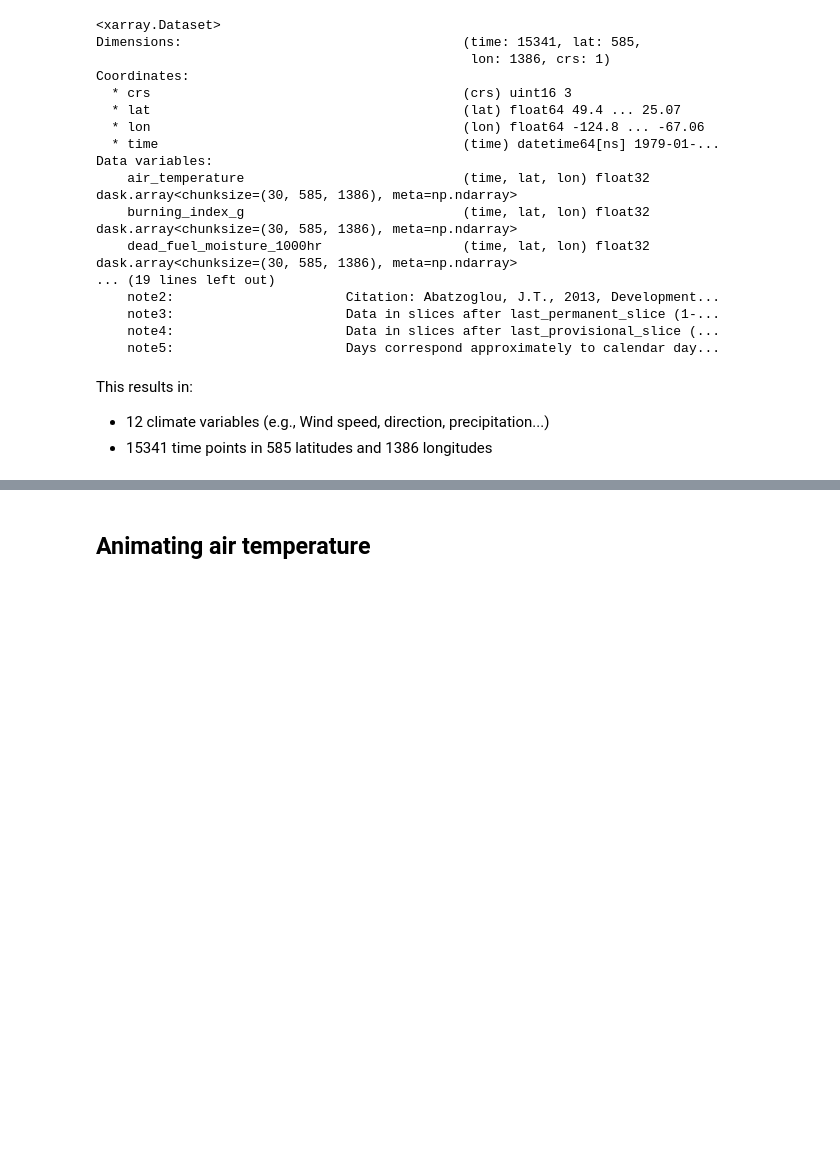
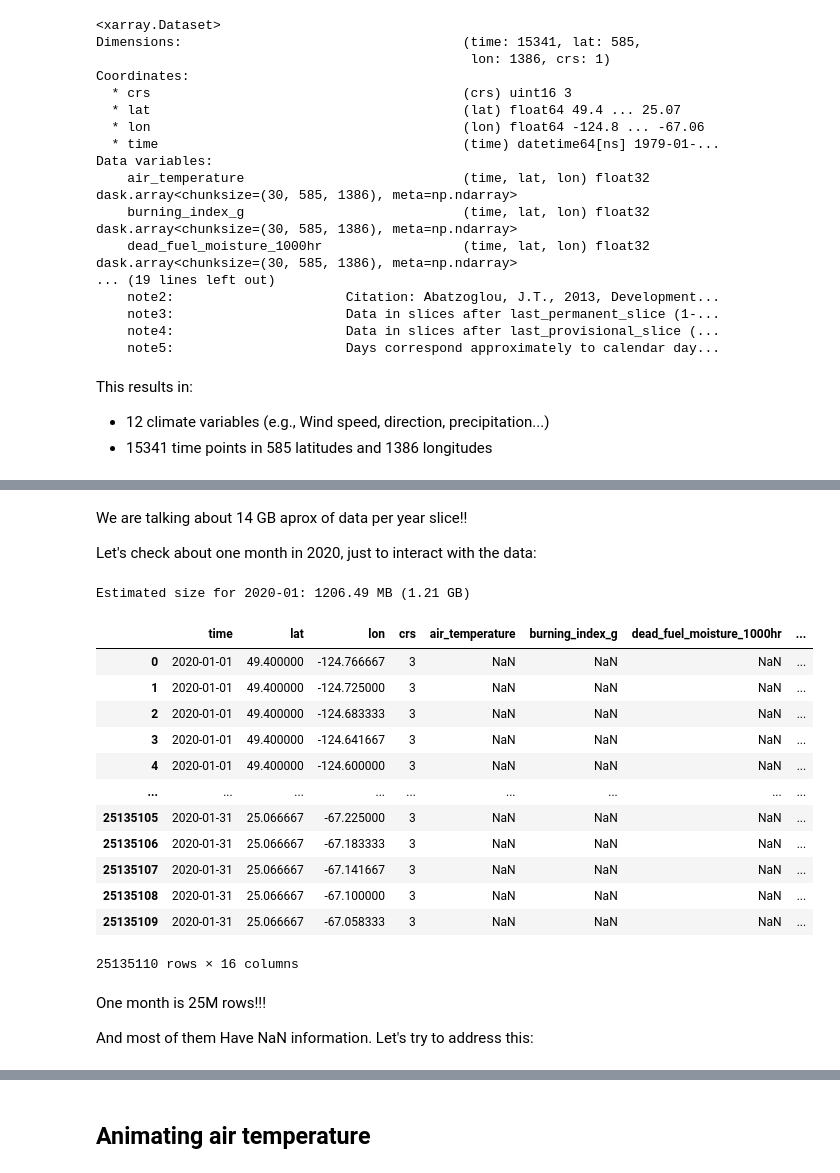
Before and after one commit to lucasihnen/microsoft_capstone_mbd_sept24_g3, a Jupyter notebook: Initial_Exploration.ipynb, the cells around one changed output, grey strips where cells are left out. Saved outputs shown, nothing was run; the diff lists cells and outputs as text; code cells hidden in the pictures; blank space fills up the shorter version.

Commit message:
Dask attempt + Pandas dataframe

```diff
--- a/Initial_Exploration.ipynb
+++ b/Initial_Exploration.ipynb
@@ -48,0 +117,52 @@ This results in:
+# %% [markdown]
+We are talking about 14 GB aprox of data per year slice!!
+
+Let's check about one month in 2020, just to interact with the data:
+# %%
+# Step 1: Slice the dataset for 2020
+
+ds_2020_01 = ds.sel(time=slice("2020-01-01", "2020-01-31"))
+
+# Step 2: Estimate memory usage by summing sizes of Dask arrays (in bytes)
+total_bytes = sum(v.data.nbytes for v in ds_2020_01.data_vars.values())
+
+# Convert to megabytes (or gigabytes)
+total_MB = total_bytes / 1e6
+total_GB = total_bytes / 1e9
+
+print(f"Estimated size for 2020-01: {total_MB:.2f} MB ({total_GB:.2f} GB)")
+# %% [output]
+Estimated size for 2020-01: 1206.49 MB (1.21 GB)
+# %%
+import pandas as pd
+
+
+# Step 2: Filter by time - all of 2020-01
+ds_2020_01 = ds.sel(time=slice("2020-01-01", "2020-01-31"))
+
+# Step 3: Optionally, choose a subset of variables (e.g., 'pr' for precipitation, 'tmmx' for max temp)
+# For full dataset, skip the selection
+# ds_2020 = ds_2020[['pr', 'tmmx']]  # example variable selection
+
+# Step 4: Convert to DataFrame (long format)
+ds_2020_01 = ds_2020_01.to_dataframe().reset_index()
+# %%
+ds_2020_01
+# %% [output]
+|  | time | lat | lon | crs | air_temperature | burning_index_g | dead_fuel_moisture_1000hr | ... |
+| 0 | 2020-01-01 | 49.400000 | -124.766667 | 3 | NaN | NaN | NaN | ... |
+| 1 | 2020-01-01 | 49.400000 | -124.725000 | 3 | NaN | NaN | NaN | ... |
+| 2 | 2020-01-01 | 49.400000 | -124.683333 | 3 | NaN | NaN | NaN | ... |
+| 3 | 2020-01-01 | 49.400000 | -124.641667 | 3 | NaN | NaN | NaN | ... |
+| 4 | 2020-01-01 | 49.400000 | -124.600000 | 3 | NaN | NaN | NaN | ... |
+| ... | ... | ... | ... | ... | ... | ... | ... | ... |
+| 25135105 | 2020-01-31 | 25.066667 | -67.225000 | 3 | NaN | NaN | NaN | ... |
+| 25135106 | 2020-01-31 | 25.066667 | -67.183333 | 3 | NaN | NaN | NaN | ... |
+| 25135107 | 2020-01-31 | 25.066667 | -67.141667 | 3 | NaN | NaN | NaN | ... |
+| 25135108 | 2020-01-31 | 25.066667 | -67.100000 | 3 | NaN | NaN | NaN | ... |
+| 25135109 | 2020-01-31 | 25.066667 | -67.058333 | 3 | NaN | NaN | NaN | ... |
+25135110 rows × 16 columns
+# %% [markdown]
+One month is 25M rows!!!
+
+And most of them Have NaN information. Let's try to address this:
```
Also changed, not shown: parts of 7 cells of this notebook, 1 other file.
